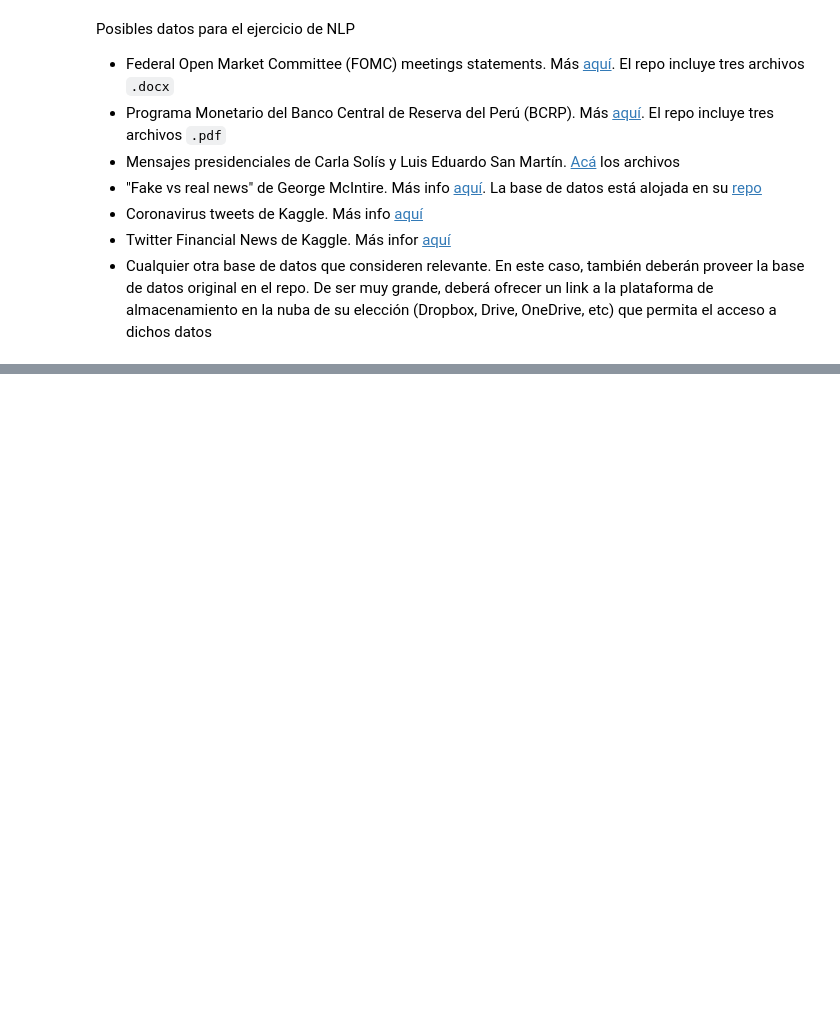
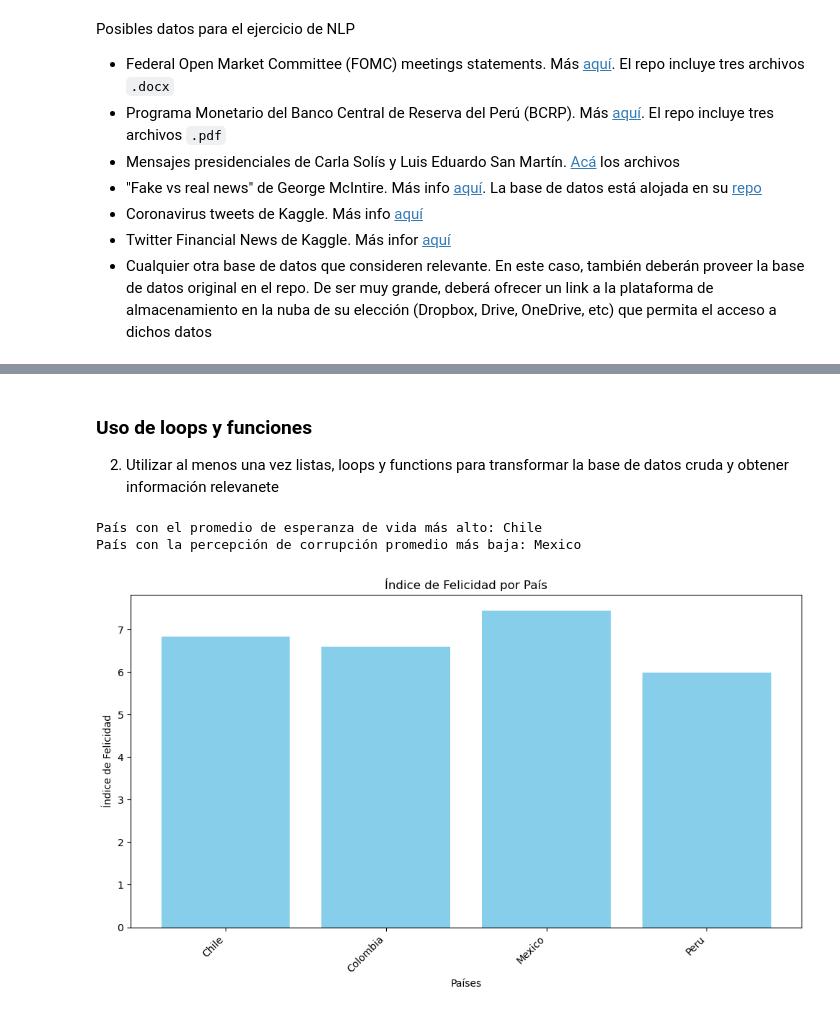
Before and after one commit to raviro2000/proyecto-final-rafael-vilca_piero-fernandez-davila, a Jupyter notebook: proyecto_final_plantilla.ipynb, the cells around one changed output, grey strips where cells are left out. Drawn from its saved outputs; the diff is of its cells as text; code cells hidden in the pictures; blank space fills up the shorter version.

Commit message:
Update proyecto_final_plantilla.ipynb
Se agregaron los ejercicios con el data wranling

```diff
--- a/proyecto_final_plantilla.ipynb
+++ b/proyecto_final_plantilla.ipynb
@@ -58,0 +63,9 @@ Posibles datos para el ejercicio de NLP
+# %%
+#procedemos a ingresar datos de la felicidad
+import pandas as pd
+# URL del conjunto de datos
+url = "https://raw.githubusercontent.com/ccsuehara/python_para_las_ccss/main/Clase%205/data/world-happiness-report-2023.csv"
+
+# Cargar el conjunto de datos en un DataFrame
+felicidad = pd.read_csv(url)
+felicidad
@@ -58,0 +86,5 @@ Posibles datos para el ejercicio de NLP
+# %%
+#Con el data frame cargado procedemos a aplicar algunos ejercicios de data wrangling
+#Filtrar columnas relevantes
+felicidad_filtrada = felicidad[['Country name', 'Log GDP per capita', 'Life Ladder', 'Healthy life expectancy at birth','Perceptions of corruption']]
+felicidad_filtrada
@@ -58,0 +105,8 @@ Posibles datos para el ejercicio de NLP
+# %%
+#Para el análisis nos centraremos en los paises de la Alianza del Pacifico
+# Lista de países de interés
+alianza_pacifico = ['Colombia', 'Chile', 'Mexico', 'Peru']
+
+# Filtrar el DataFrame por los países de interés
+felicidad_pacifico = felicidad_filtrada[felicidad_filtrada['Country name'].isin(alianza_pacifico)]
+felicidad_pacifico
@@ -58,0 +127,4 @@ Posibles datos para el ejercicio de NLP
+# %% [markdown]
+### Uso de loops y funciones
+
+2) Utilizar al menos una vez listas, loops y functions para transformar la base de datos cruda y obtener información relevanete
@@ -58,0 +154,21 @@ Posibles datos para el ejercicio de NLP
+# %%
+# Mostrar los resultados
+print(f"País con el promedio de esperanza de vida más alto: {pais_max_esperanza_vida}")
+print(f"País con la percepción de corrupción promedio más baja: {pais_min_corrupcion}")
+# %% [output]
+País con el promedio de esperanza de vida más alto: Chile
+País con la percepción de corrupción promedio más baja: Mexico
+# %%
+import matplotlib.pyplot as plt
+
+# Gráfico de barras para el Índice de Felicidad
+plt.figure(figsize=(10, 6))
+plt.bar(felicidad_pacifico['Country name'], felicidad_pacifico['Life Ladder'], color='skyblue')
+plt.xlabel('Países')
+plt.ylabel('Índice de Felicidad')
+plt.title('Índice de Felicidad por País')
+plt.xticks(rotation=45, ha='right')
+plt.tight_layout()
+plt.show()
+# %% [output]
+[figure, added]
```
Also changed, not shown: parts of 11 cells of this notebook.
